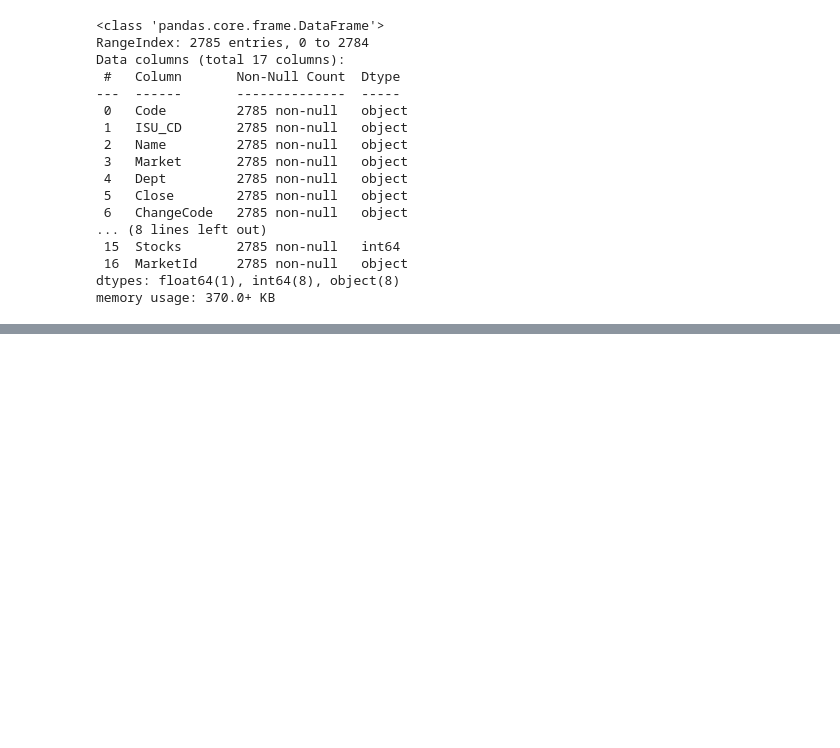
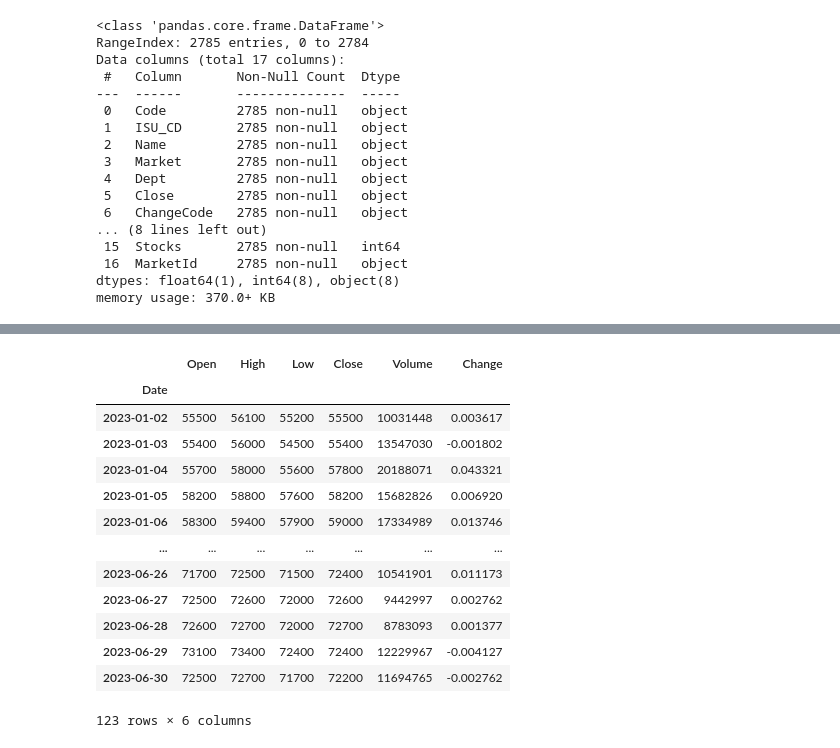
Before and after one commit to Lidit/SeSAC, a Jupyter notebook: pycharm_project/project2/증권분석.ipynb, the cells around one changed output, grey strips where cells are left out. Saved outputs shown, nothing was run; the diff lists cells and outputs as text; code cells hidden in the pictures; blank space fills up the shorter version.

```diff
--- a/pycharm_project/project2/증권분석.ipynb
+++ b/pycharm_project/project2/증권분석.ipynb
@@ -166,0 +157,17 @@ None
+# %%
+df
+# %% [output]
+|  | Open | High | Low | Close | Volume | Change |
+| Date |  |  |  |  |  |  |
+| 2023-01-02 | 55500 | 56100 | 55200 | 55500 | 10031448 | 0.003617 |
+| 2023-01-03 | 55400 | 56000 | 54500 | 55400 | 13547030 | -0.001802 |
+| 2023-01-04 | 55700 | 58000 | 55600 | 57800 | 20188071 | 0.043321 |
+| 2023-01-05 | 58200 | 58800 | 57600 | 58200 | 15682826 | 0.006920 |
+| 2023-01-06 | 58300 | 59400 | 57900 | 59000 | 17334989 | 0.013746 |
+| ... | ... | ... | ... | ... | ... | ... |
+| 2023-06-26 | 71700 | 72500 | 71500 | 72400 | 10541901 | 0.011173 |
+| 2023-06-27 | 72500 | 72600 | 72000 | 72600 | 9442997 | 0.002762 |
+| 2023-06-28 | 72600 | 72700 | 72000 | 72700 | 8783093 | 0.001377 |
+| 2023-06-29 | 73100 | 73400 | 72400 | 72400 | 12229967 | -0.004127 |
+| 2023-06-30 | 72500 | 72700 | 71700 | 72200 | 11694765 | -0.002762 |
+123 rows × 6 columns
```
Also changed, not shown: parts of 6 cells of this notebook, 33 other files.
